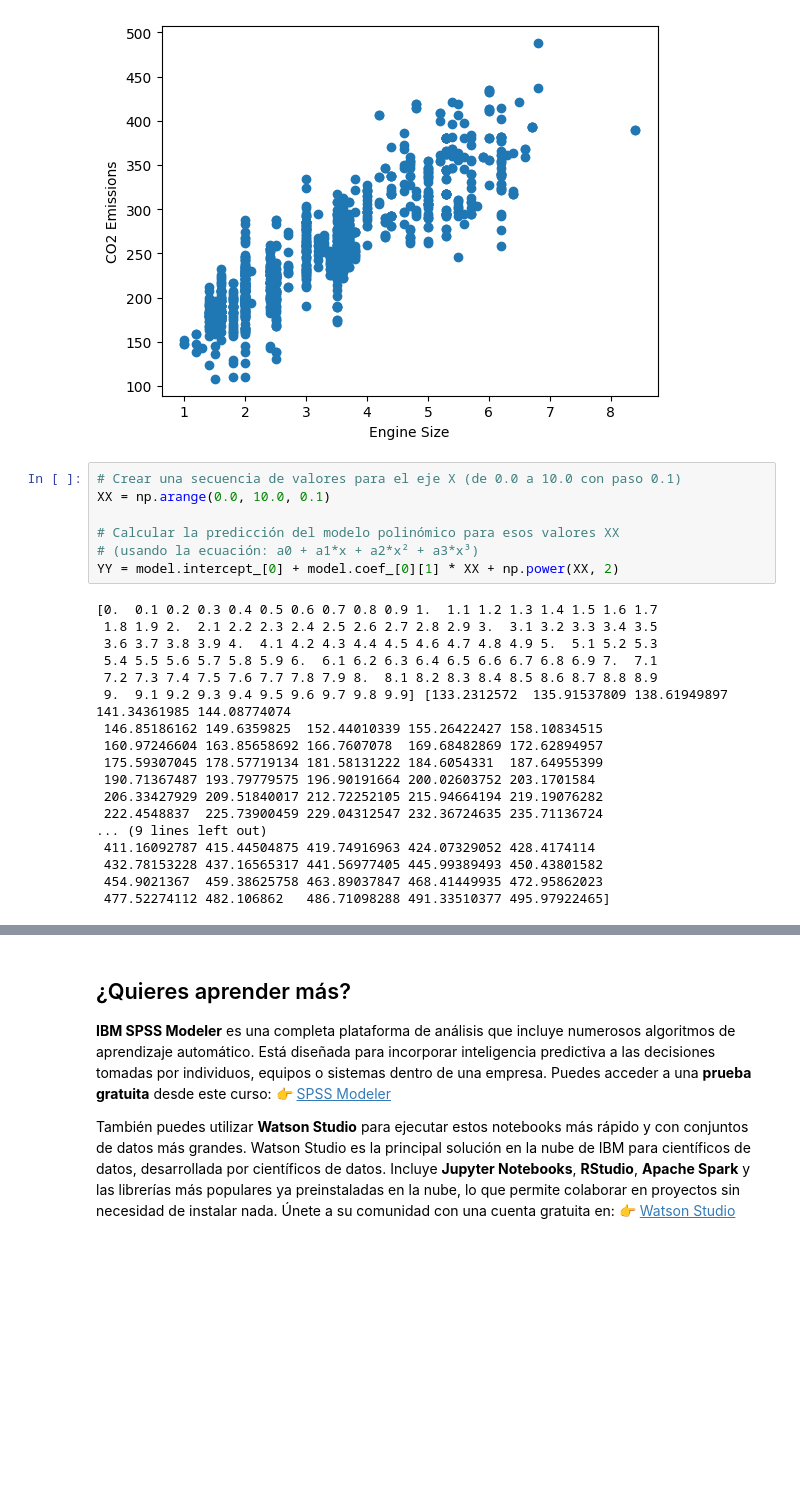
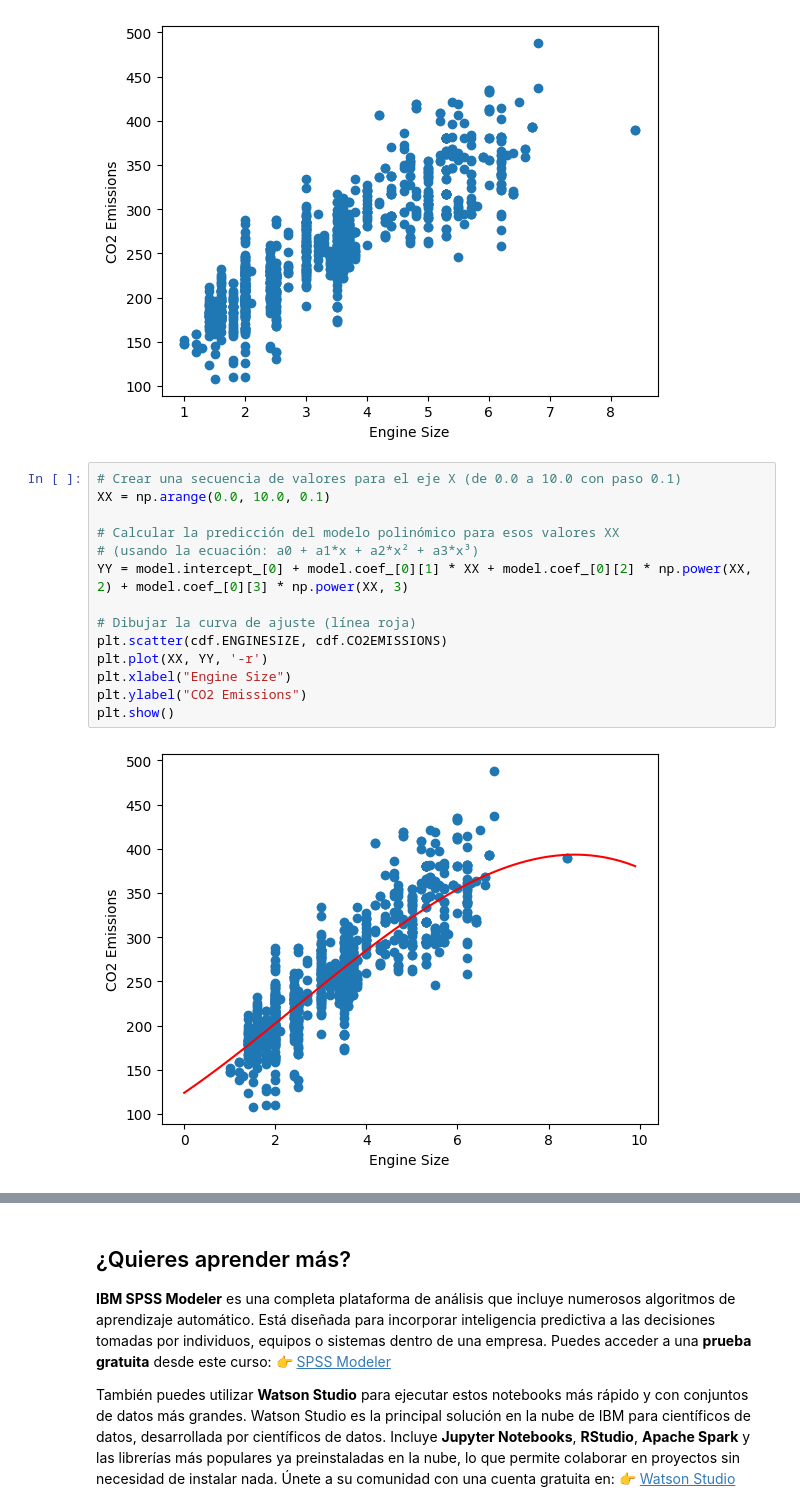
Before and after one commit to Ciclo-Especializacion-IA-y-BigData/ejercicios-regresi-n-ibm-KevinSilvares, a Jupyter notebook: ML0101EN-Reg-Polynomial-Regression-Co2.ipynb, the cells around one changed output, grey strips where cells are left out. Saved outputs shown, nothing was run; the diff lists cells and outputs as text; blank space fills up the shorter version.

```diff
--- a/ML0101EN-Reg-Polynomial-Regression-Co2.ipynb
+++ b/ML0101EN-Reg-Polynomial-Regression-Co2.ipynb
@@ -310,25 +301,16 @@ plt.show()
 # %%
 # Crear una secuencia de valores para el eje X (de 0.0 a 10.0 con paso 0.1)
 XX = np.arange(0.0, 10.0, 0.1)
 
 # Calcular la predicción del modelo polinómico para esos valores XX
 # (usando la ecuación: a0 + a1*x + a2*x² + a3*x³)
-YY = model.intercept_[0] + model.coef_[0][1] * XX + np.power(XX, 2)
+YY = model.intercept_[0] + model.coef_[0][1] * XX + model.coef_[0][2] * np.power(XX, 2) + model.coef_[0][3] * np.power(XX, 3)
+
+# Dibujar la curva de ajuste (línea roja)
+plt.scatter(cdf.ENGINESIZE, cdf.CO2EMISSIONS)
+plt.plot(XX, YY, '-r')
+plt.xlabel("Engine Size")
+plt.ylabel("CO2 Emissions")
+plt.show()
 # %% [output]
-[0.  0.1 0.2 0.3 0.4 0.5 0.6 0.7 0.8 0.9 1.  1.1 1.2 1.3 1.4 1.5 1.6 1.7
- 1.8 1.9 2.  2.1 2.2 2.3 2.4 2.5 2.6 2.7 2.8 2.9 3.  3.1 3.2 3.3 3.4 3.5
- 3.6 3.7 3.8 3.9 4.  4.1 4.2 4.3 4.4 4.5 4.6 4.7 4.8 4.9 5.  5.1 5.2 5.3
- 5.4 5.5 5.6 5.7 5.8 5.9 6.  6.1 6.2 6.3 6.4 6.5 6.6 6.7 6.8 6.9 7.  7.1
- 7.2 7.3 7.4 7.5 7.6 7.7 7.8 7.9 8.  8.1 8.2 8.3 8.4 8.5 8.6 8.7 8.8 8.9
- 9.  9.1 9.2 9.3 9.4 9.5 9.6 9.7 9.8 9.9] [133.2312572  135.91537809 138.61949897 141.34361985 144.08774074
- 146.85186162 149.6359825  152.44010339 155.26422427 158.10834515
- 160.97246604 163.85658692 166.7607078  169.68482869 172.62894957
- 175.59307045 178.57719134 181.58131222 184.6054331  187.64955399
- 190.71367487 193.79779575 196.90191664 200.02603752 203.1701584
- 206.33427929 209.51840017 212.72252105 215.94664194 219.19076282
- 222.4548837  225.73900459 229.04312547 232.36724635 235.71136724
-... (9 lines left out)
- 411.16092787 415.44504875 419.74916963 424.07329052 428.4174114
- 432.78153228 437.16565317 441.56977405 445.99389493 450.43801582
- 454.9021367  459.38625758 463.89037847 468.41449935 472.95862023
- 477.52274112 482.106862   486.71098288 491.33510377 495.97922465]
+[figure, added]
```
Also changed, not shown: parts of 10 cells of this notebook.
